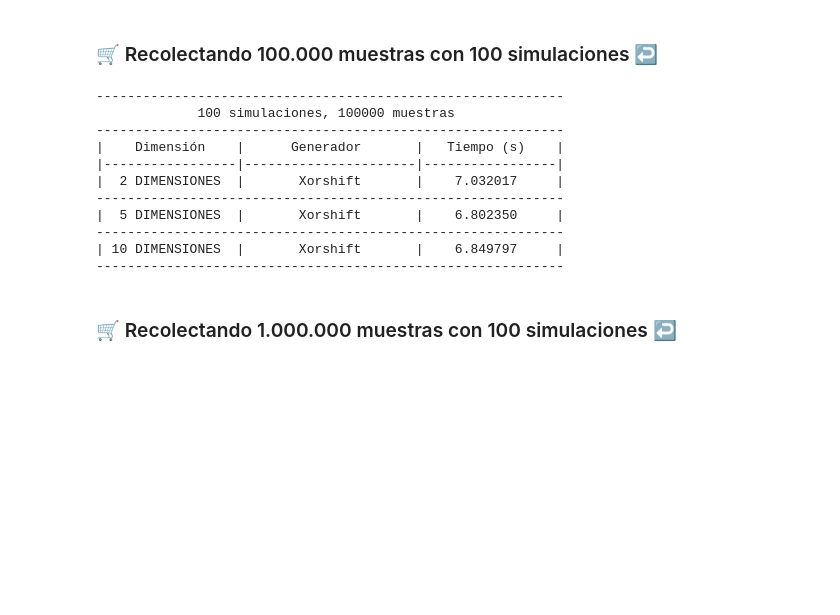
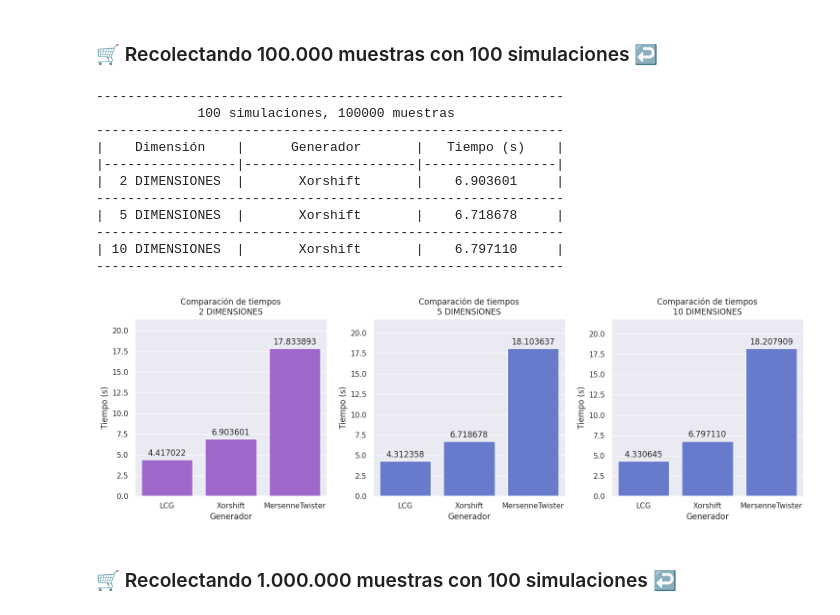
Before and after one commit to nieto-lucas/Trabajo-especial-mys, a Jupyter notebook: trabajo-especial.ipynb, the cells around one changed output. Drawn from its saved outputs; the diff is of its cells as text; code cells hidden in the pictures; blank space fills up the shorter version.

```diff
--- a/trabajo-especial.ipynb
+++ b/trabajo-especial.ipynb
@@ -226,27 +230,29 @@ Printers.print_timing_table(dimensional_results, Nsim=100, Nsamples=SAMPLE_SIZE_
 # %%
 sample_results_d2 = Utils.compare_time(Nsamples=SAMPLE_SIZE_MEDIUM, Nsim=100, seed=SEED, d=TWO_DIMENSIONS)
 sample_results_d5 = Utils.compare_time(Nsamples=SAMPLE_SIZE_MEDIUM, Nsim=100, seed=SEED, d=FIVE_DIMENSIONS)
 sample_results_d10 = Utils.compare_time(Nsamples=SAMPLE_SIZE_MEDIUM, Nsim=100, seed=SEED, d=TEN_DIMENSIONS)
 
 dimensional_results = {
     "2 DIMENSIONES": sample_results_d2,
     "5 DIMENSIONES": sample_results_d5,
     "10 DIMENSIONES": sample_results_d10
 }
 
 Printers.print_timing_table(dimensional_results, Nsim=100, Nsamples=SAMPLE_SIZE_MEDIUM)
+Plotters.plot_timing_table(dimensional_results)
 # %% [output]
 ------------------------------------------------------------
              100 simulaciones, 100000 muestras
 ------------------------------------------------------------
 |    Dimensión    |      Generador       |   Tiempo (s)    |
 |-----------------|----------------------|-----------------|
-|  2 DIMENSIONES  |       Xorshift       |    7.032017     |
+|  2 DIMENSIONES  |       Xorshift       |    6.903601     |
 ------------------------------------------------------------
-|  5 DIMENSIONES  |       Xorshift       |    6.802350     |
+|  5 DIMENSIONES  |       Xorshift       |    6.718678     |
 ------------------------------------------------------------
-| 10 DIMENSIONES  |       Xorshift       |    6.849797     |
+| 10 DIMENSIONES  |       Xorshift       |    6.797110     |
 ------------------------------------------------------------
+[figure, added]
 # %% [markdown]
 ### 🛒 Recolectando 1.000.000 muestras con 100 simulaciones ↩️
 # %%
```
Also changed, not shown: parts of 3 cells of this notebook.
